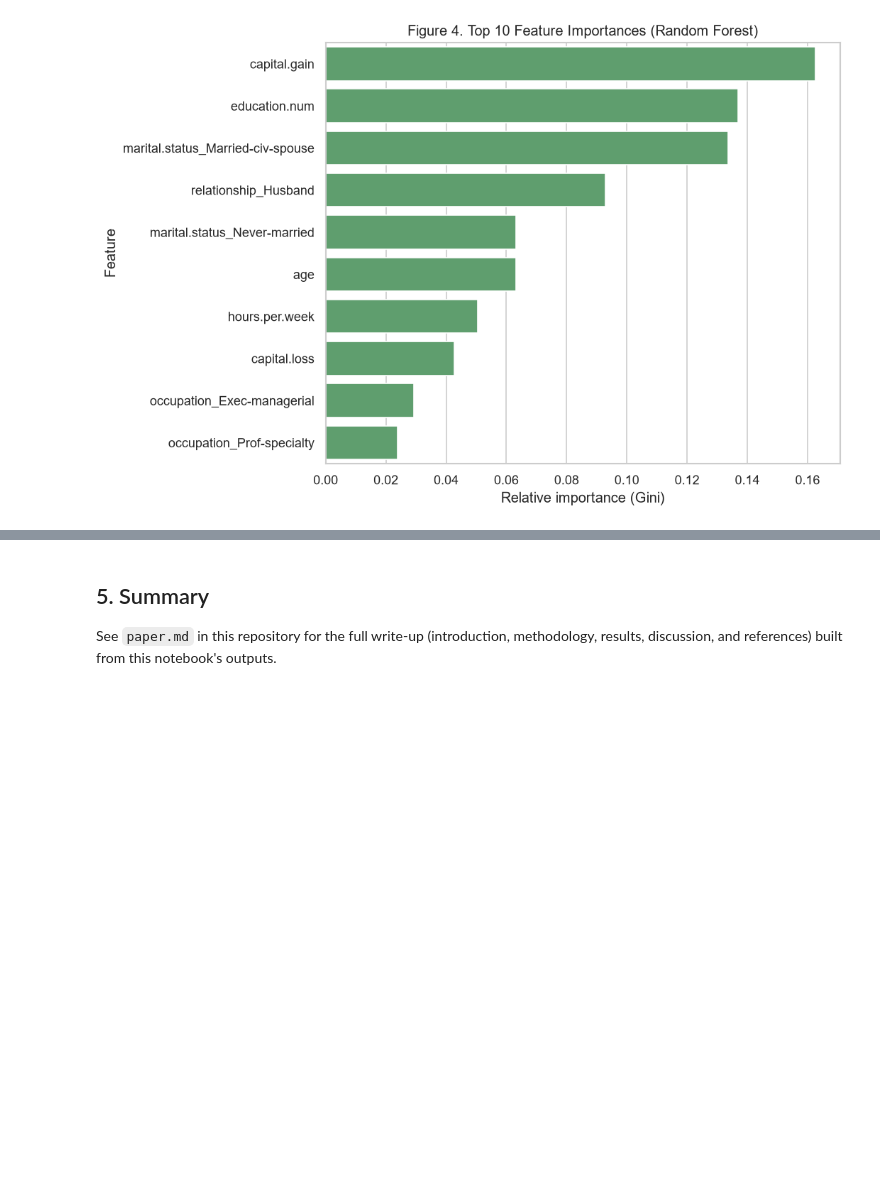
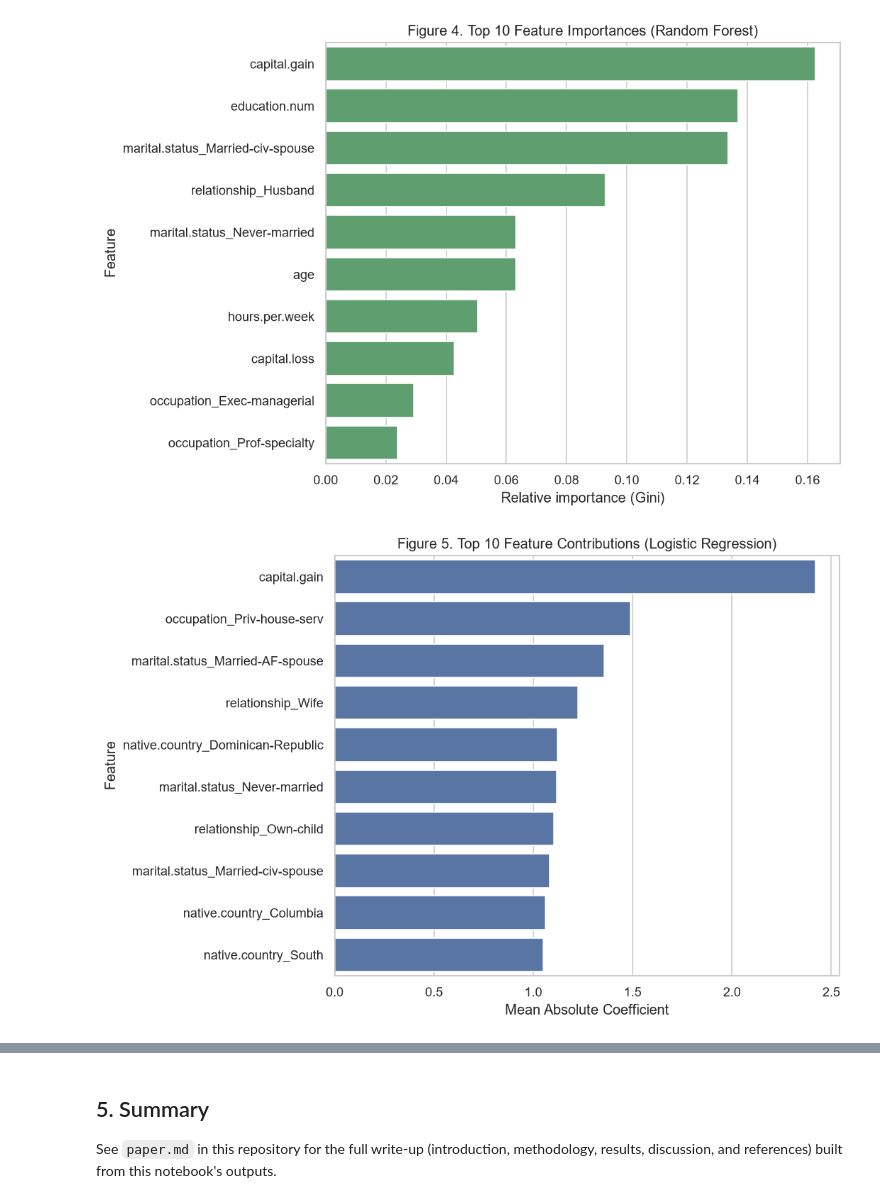
Before and after one commit to tamim7081/Adult-census-Income, a Jupyter notebook: income_analysis.ipynb, the cells around one changed output, grey strips where cells are left out. Saved outputs shown, nothing was run; the diff lists cells and outputs as text; code cells hidden in the pictures; blank space fills up the shorter version.

```diff
--- a/income_analysis.ipynb
+++ b/income_analysis.ipynb
@@ -166,3 +171,28 @@ plt.tight_layout()
 plt.show()
 # %% [output]
 [figure]
+# %%
+lr_pipe = fitted['Logistic Regression']
+
+ohe = lr_pipe.named_steps['prep'].named_transformers_['cat']
+cat_names = ohe.get_feature_names_out(categorical_features)
+all_names = list(numeric_features) + list(cat_names)
+
+coefficients = lr_pipe.named_steps['clf'].coef_
+
+# Absolute coefficients show feature strength, not direction
+importances = abs(coefficients).mean(axis=0)
+
+imp_series = pd.Series(
+    importances, index=all_names
+).sort_values(ascending=False).head(10)
+
+fig, ax = plt.subplots(figsize=(9, 6))
+sns.barplot(x=imp_series.values, y=imp_series.index, ax=ax, color='#4C72B0')
+ax.set_xlabel('Mean Absolute Coefficient')
+ax.set_ylabel('Feature')
+ax.set_title('Figure 5. Top 10 Feature Contributions (Logistic Regression)')
+plt.tight_layout()
+plt.show()
+# %% [output]
+[figure, added]
```
Also changed, not shown: parts of 4 cells of this notebook.
